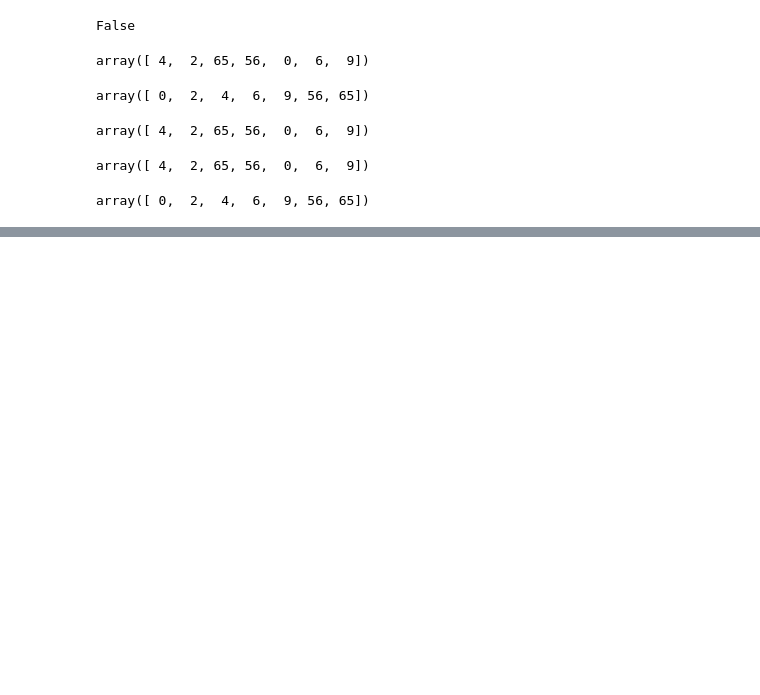
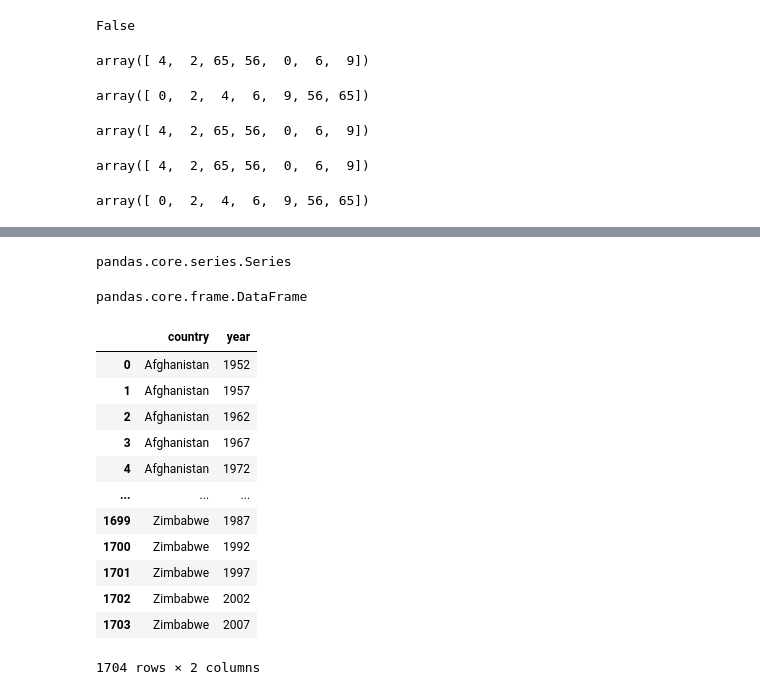
Before and after one commit to jeeet0700/Revision, a Jupyter notebook: numpy_pandas_revision.ipynb, the cells around one changed output, grey strips where cells are left out. Cells and saved outputs as stored; diff of their text form; code cells hidden in the pictures; blank space fills up the shorter version.

```diff
--- a/numpy_pandas_revision.ipynb
+++ b/numpy_pandas_revision.ipynb
@@ -473,0 +584,24 @@ ValueError: Wrong number of columns at line 2
+# %%
+type(df["country"])
+# %% [output]
+pandas.core.series.Series
+# %%
+type(df[["country"]])
+# %% [output]
+pandas.core.frame.DataFrame
+# %%
+df[["country","year"]]
+# %% [output]
+|  | country | year |
+| 0 | Afghanistan | 1952 |
+| 1 | Afghanistan | 1957 |
+| 2 | Afghanistan | 1962 |
+| 3 | Afghanistan | 1967 |
+| 4 | Afghanistan | 1972 |
+| ... | ... | ... |
+| 1699 | Zimbabwe | 1987 |
+| 1700 | Zimbabwe | 1992 |
+| 1701 | Zimbabwe | 1997 |
+| 1702 | Zimbabwe | 2002 |
+| 1703 | Zimbabwe | 2007 |
+1704 rows × 2 columns
```
Also changed, not shown: parts of 42 cells of this notebook.
